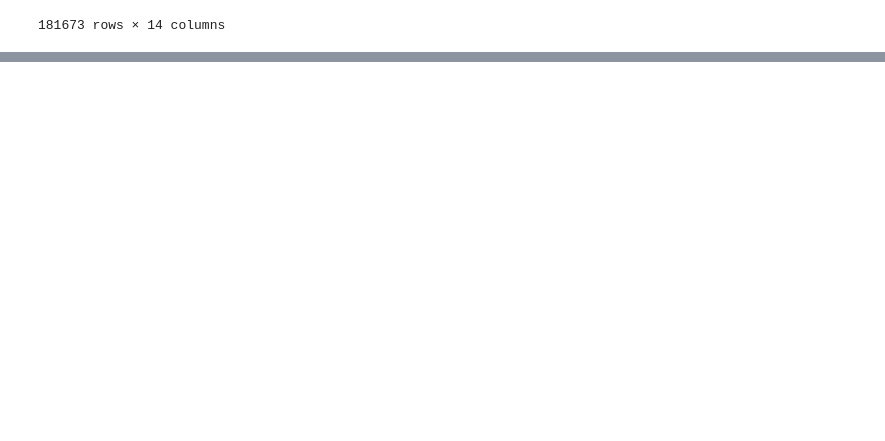
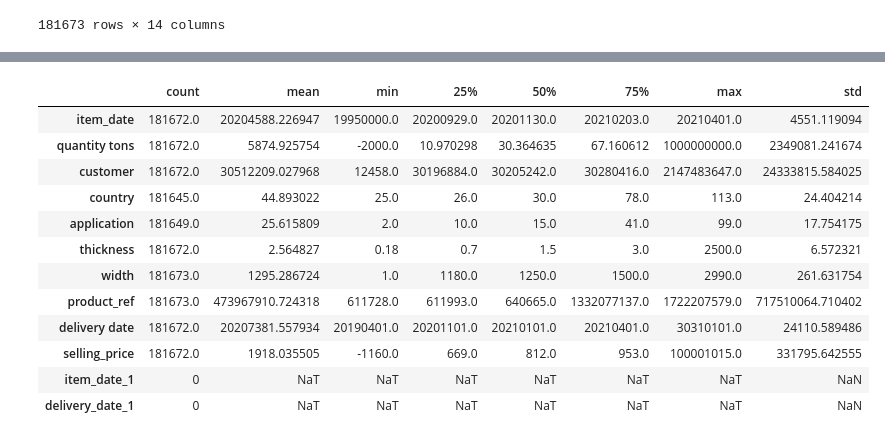
Before and after one commit to virenemmanuel/Industrial-Copper-Modeling, a Jupyter notebook: industrial_copper_modeling.ipynb, the cells around one changed output, grey strips where cells are left out. Cells and saved outputs as stored; diff of their text form; code cells hidden in the pictures; blank space fills up the shorter version.

Commit message:
data preprocessing

```diff
--- a/industrial_copper_modeling.ipynb
+++ b/industrial_copper_modeling.ipynb
@@ -61,0 +307,18 @@ df['quantity tons'] = pd.to_numeric(df['quantity tons'], errors='coerce')
+# %%
+# Handling null values using median and mode
+
+# identifying the object and numerical columns
+object_columns = ['item_date','delivery date','status']
+numerical_columns = ['quantity tons','customer','country','application','thickness','selling_price']
+# %%
+# median - middle value in dataset (asc/desc), mode - value that appears most freqently in dataset
+
+# Fill missing values in object columns with mode
+for col in object_columns:
+    df[col].fillna(df[col].mode()[0], inplace=True)
+
+
+# fill missing values in numerical columns with median
+for col in numerical_columns:
+    df[col].fillna(df[col].median(), inplace=True)
+df.isna().sum()
@@ -65,0 +543,4 @@ df['item_date'].isnull().sum()
+# %%
+# removing the "00000" datas from "material_ref" column
+
+df["material_ref"] = df["material_ref"].apply(lambda x: np.nan if str(x).startswith("00000") else x)
@@ -65,0 +567,5 @@ df['item_date'].isnull().sum()
+# %%
+# "material_ref" have a maximum number of null values ,so we need to drop that column
+# id is a unique value so we also drop that column
+
+df.drop(columns=["id","material_ref"],inplace=True)
@@ -65,0 +590,16 @@ df['item_date'].isnull().sum()
+# %%
+df.describe().T
+# %% [output]
+|  | count | mean | min | 25% | 50% | 75% | max | std |
+| item_date | 181672.0 | 20204588.226947 | 19950000.0 | 20200929.0 | 20201130.0 | 20210203.0 | 20210401.0 | 4551.119094 |
+| quantity tons | 181672.0 | 5874.925754 | -2000.0 | 10.970298 | 30.364635 | 67.160612 | 1000000000.0 | 2349081.241674 |
+| customer | 181672.0 | 30512209.027968 | 12458.0 | 30196884.0 | 30205242.0 | 30280416.0 | 2147483647.0 | 24333815.584025 |
+| country | 181645.0 | 44.893022 | 25.0 | 26.0 | 30.0 | 78.0 | 113.0 | 24.404214 |
+| application | 181649.0 | 25.615809 | 2.0 | 10.0 | 15.0 | 41.0 | 99.0 | 17.754175 |
+| thickness | 181672.0 | 2.564827 | 0.18 | 0.7 | 1.5 | 3.0 | 2500.0 | 6.572321 |
+| width | 181673.0 | 1295.286724 | 1.0 | 1180.0 | 1250.0 | 1500.0 | 2990.0 | 261.631754 |
+| product_ref | 181673.0 | 473967910.724318 | 611728.0 | 611993.0 | 640665.0 | 1332077137.0 | 1722207579.0 | 717510064.710402 |
+| delivery date | 181672.0 | 20207381.557934 | 20190401.0 | 20201101.0 | 20210101.0 | 20210401.0 | 30310101.0 | 24110.589486 |
+| selling_price | 181672.0 | 1918.035505 | -1160.0 | 669.0 | 812.0 | 953.0 | 100001015.0 | 331795.642555 |
+| item_date_1 | 0 | NaT | NaT | NaT | NaT | NaT | NaT | NaN |
+| delivery_date_1 | 0 | NaT | NaT | NaT | NaT | NaT | NaT | NaN |
```
Also changed, not shown: parts of 63 cells of this notebook.
